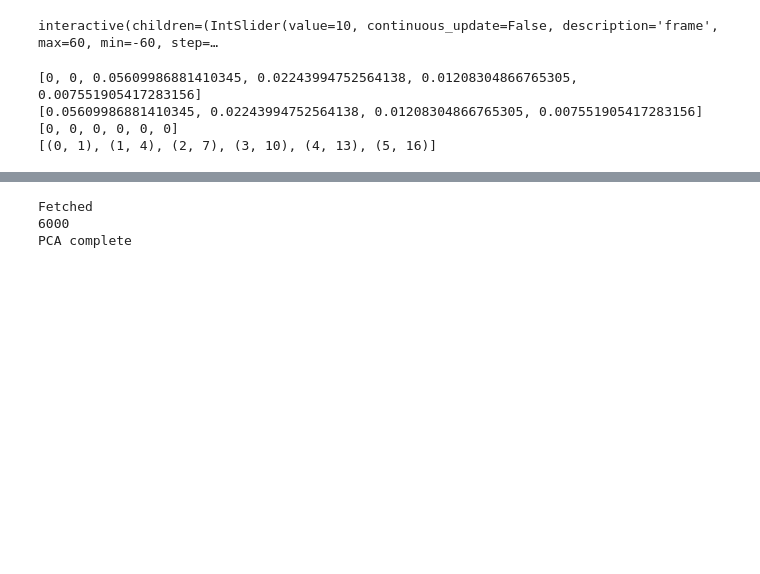
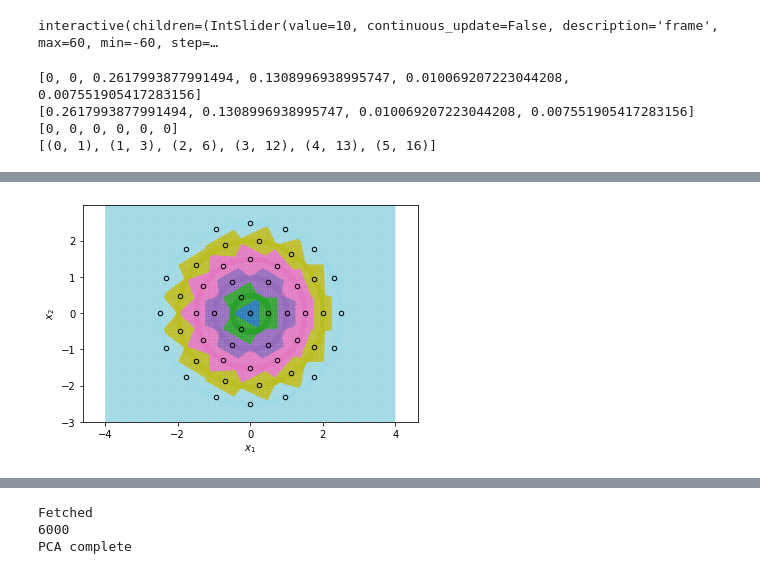
Before and after one commit to ilia10000/LO-Shot, a Jupyter notebook: soft-knn/soft_knn_vis.ipynb, the cells around one changed output, grey strips where cells are left out. Saved outputs shown, nothing was run; the diff lists cells and outputs as text; code cells hidden in the pictures; blank space fills up the shorter version.

Commit message:
split into two notebooks

```diff
--- a/soft-knn/soft_knn_vis.ipynb
+++ b/soft-knn/soft_knn_vis.ipynb
@@ -661,7 +698,7 @@ def get_cmap(n, name='tab20'):
     RGB color; the keyword argument name must be a standard mpl colormap name.'''
     return plt.cm.get_cmap(name, n)
 # %%
-%matplotlib notebook
+#%matplotlib notebook
 
 from sklearn.utils import check_random_state, shuffle as util_shuffle
 import numbers
@@ -677,7 +714,7 @@ X, y = make_k_circles(k=num_classes,n_samples=800,factor=None, c=growth, noise=.
 #cnn = ClusterCentroids(sampling_strategy='all')#,random_state=0)
 #n_samples=[1,3,6,9,12]
 n_samples=[1,4,7,10,13,16]
-#n_samples=[1,3,4,5,6]
+n_samples=[1,3,6,12,13,16]
 rot,min_rot_dist = get_rotations(n_samples)
 print(rot)
 print(min_rot_dist)
@@ -776,7 +813,7 @@ plt.axis('equal')
 plt.savefig("knn_and_6_circles.png")
 plt.show()
 # %% [output]
-[0, 0, 0.05609986881410345, 0.02243994752564138, 0.01208304866765305, 0.007551905417283156]
-[0.05609986881410345, 0.02243994752564138, 0.01208304866765305, 0.007551905417283156]
+[0, 0, 0.2617993877991494, 0.1308996938995747, 0.010069207223044208, 0.007551905417283156]
+[0.2617993877991494, 0.1308996938995747, 0.010069207223044208, 0.007551905417283156]
 [0, 0, 0, 0, 0, 0]
-[(0, 1), (1, 4), (2, 7), (3, 10), (4, 13), (5, 16)]
+[(0, 1), (1, 3), (2, 6), (3, 12), (4, 13), (5, 16)]
@@ -785,3 +820,4 @@ plt.show()
+[figure, added]
 # %%
 %matplotlib notebook
 
```
Also changed, not shown: parts of 12 cells of this notebook, 1 other file.
